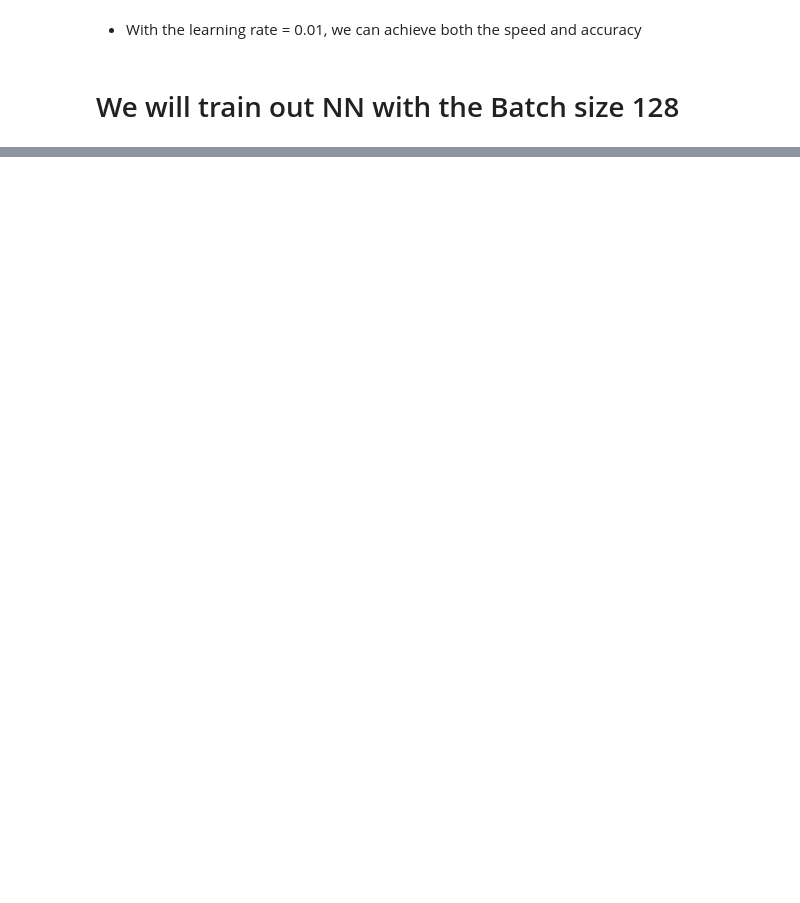
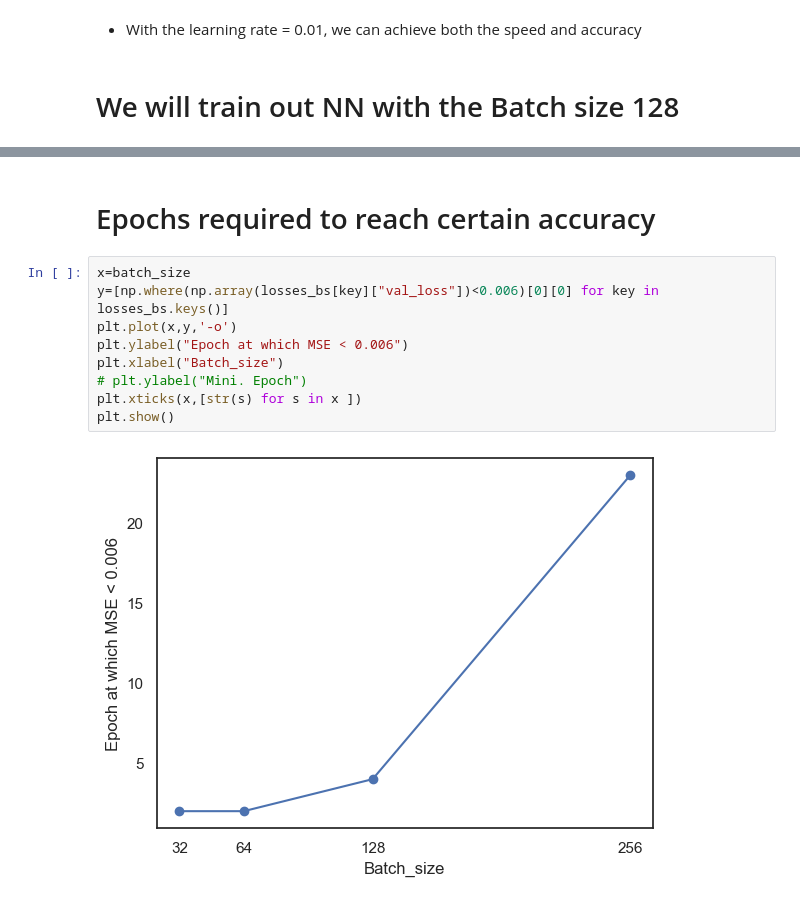
Before and after one commit to akashjn/DataScience, a Jupyter notebook: Redox Potential/7.2_NN_Batchsize_tuning.ipynb, the cells around one changed output, grey strips where cells are left out. Cells and saved outputs as stored; diff of their text form; blank space fills up the shorter version.

```diff
--- a/Redox Potential/7.2_NN_Batchsize_tuning.ipynb
+++ b/Redox Potential/7.2_NN_Batchsize_tuning.ipynb
@@ -337,0 +360,13 @@ plt.show()
+# %% [markdown]
+# Epochs required to reach certain accuracy
+# %%
+x=batch_size
+y=[np.where(np.array(losses_bs[key]["val_loss"])<0.006)[0][0] for key in losses_bs.keys()]
+plt.plot(x,y,'-o')
+plt.ylabel("Epoch at which MSE < 0.006")
+plt.xlabel("Batch_size")
+# plt.ylabel("Mini. Epoch")
+plt.xticks(x,[str(s) for s in x ])
+plt.show()
+# %% [output]
+[figure, added]
```
Also changed, not shown: parts of 15 cells of this notebook.
